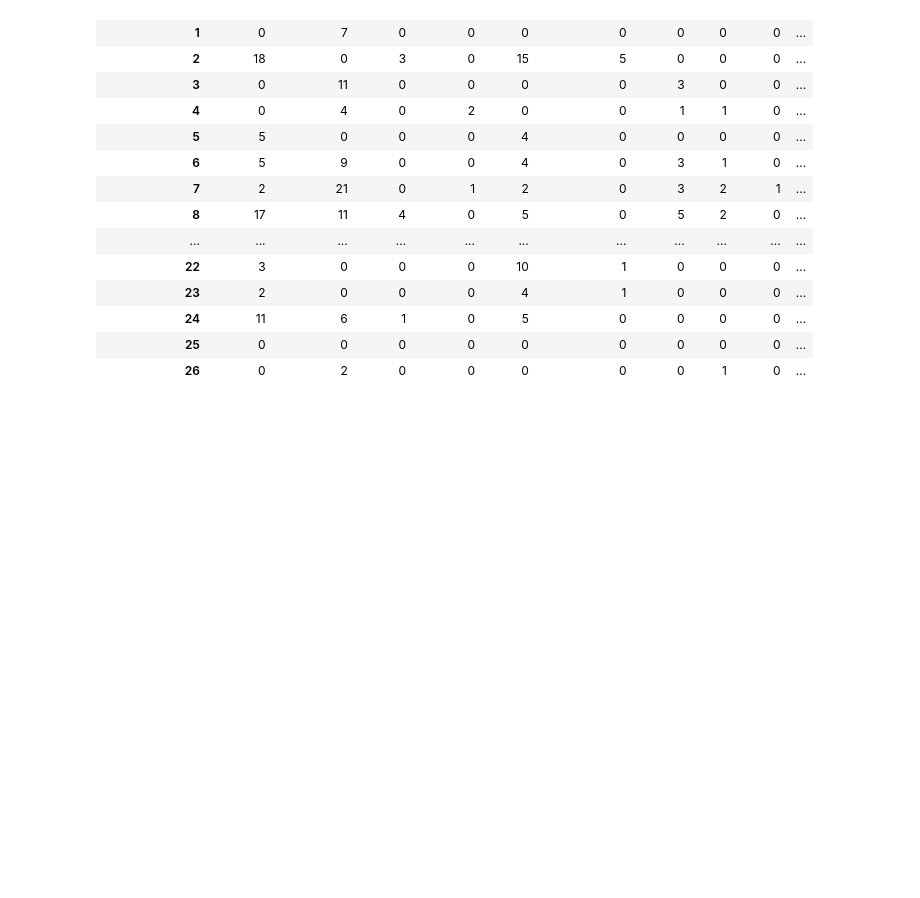
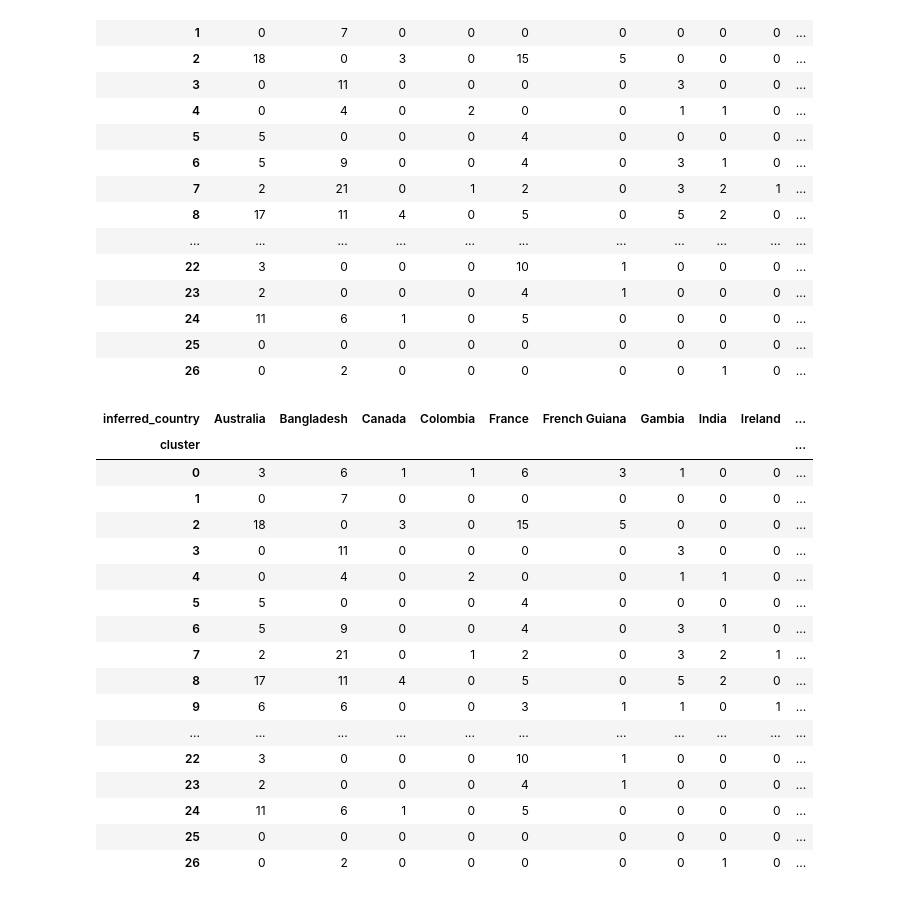
Before and after one commit to bayraktar1/mge_plotting, a Jupyter notebook: mge_barplot.ipynb, the cells around one changed output. Saved outputs shown, nothing was run; the diff lists cells and outputs as text; code cells hidden in the pictures; blank space fills up the shorter version.

```diff
--- a/mge_barplot.ipynb
+++ b/mge_barplot.ipynb
@@ -165,6 +165,28 @@ pivot_grouped
 | 24 | 11 | 6 | 1 | 0 | 5 | 0 | 0 | 0 | 0 | ... |
 | 25 | 0 | 0 | 0 | 0 | 0 | 0 | 0 | 0 | 0 | ... |
 | 26 | 0 | 2 | 0 | 0 | 0 | 0 | 0 | 1 | 0 | ... |
+# %%
+pivot_grouped = pivot_grouped.drop(index=-1)
+pivot_grouped
+# %% [output]
+| inferred_country | Australia | Bangladesh | Canada | Colombia | France | French Guiana | Gambia | India | Ireland | ... |
+| cluster |  |  |  |  |  |  |  |  |  | ... |
+| 0 | 3 | 6 | 1 | 1 | 6 | 3 | 1 | 0 | 0 | ... |
+| 1 | 0 | 7 | 0 | 0 | 0 | 0 | 0 | 0 | 0 | ... |
+| 2 | 18 | 0 | 3 | 0 | 15 | 5 | 0 | 0 | 0 | ... |
+| 3 | 0 | 11 | 0 | 0 | 0 | 0 | 3 | 0 | 0 | ... |
+| 4 | 0 | 4 | 0 | 2 | 0 | 0 | 1 | 1 | 0 | ... |
+| 5 | 5 | 0 | 0 | 0 | 4 | 0 | 0 | 0 | 0 | ... |
+| 6 | 5 | 9 | 0 | 0 | 4 | 0 | 3 | 1 | 0 | ... |
+| 7 | 2 | 21 | 0 | 1 | 2 | 0 | 3 | 2 | 1 | ... |
+| 8 | 17 | 11 | 4 | 0 | 5 | 0 | 5 | 2 | 0 | ... |
+| 9 | 6 | 6 | 0 | 0 | 3 | 1 | 1 | 0 | 1 | ... |
+| ... | ... | ... | ... | ... | ... | ... | ... | ... | ... | ... |
+| 22 | 3 | 0 | 0 | 0 | 10 | 1 | 0 | 0 | 0 | ... |
+| 23 | 2 | 0 | 0 | 0 | 4 | 1 | 0 | 0 | 0 | ... |
+| 24 | 11 | 6 | 1 | 0 | 5 | 0 | 0 | 0 | 0 | ... |
+| 25 | 0 | 0 | 0 | 0 | 0 | 0 | 0 | 0 | 0 | ... |
+| 26 | 0 | 2 | 0 | 0 | 0 | 0 | 0 | 1 | 0 | ... |
 # %%
 num_countries = len(pivot_grouped.columns)
 color_palette = Category20[num_countries]
```
Also changed, not shown: parts of 1 cell of this notebook.
